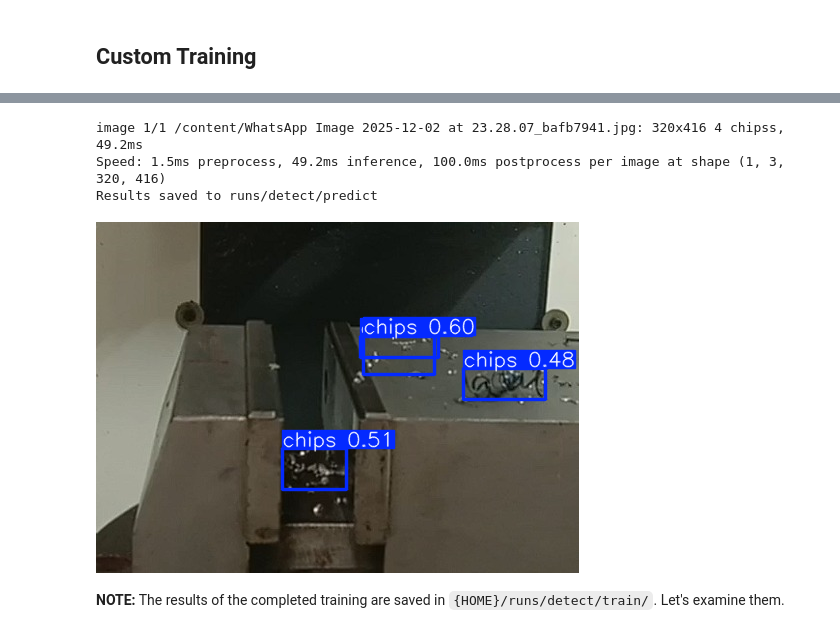
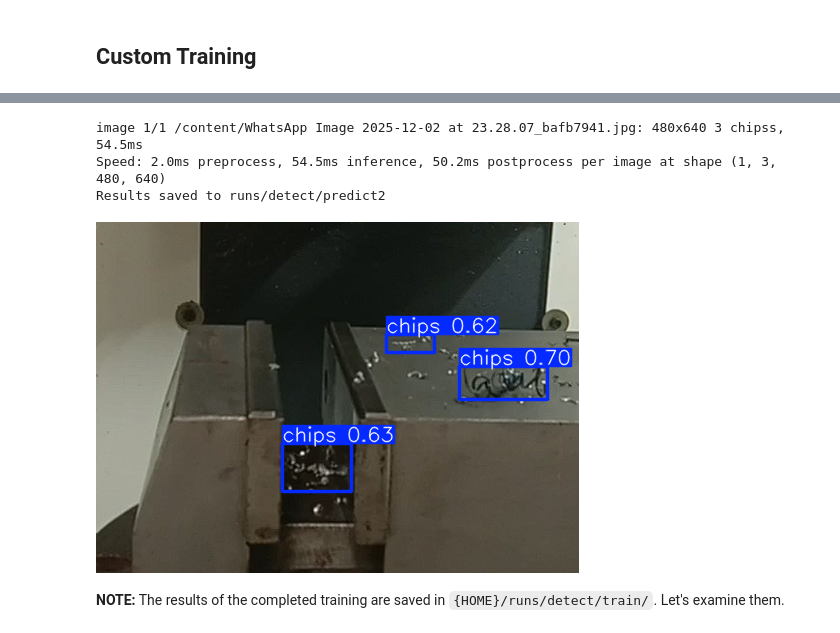
Before and after one commit to sarath82/cnc-gcode-generator, a Jupyter notebook: notebooks/train-yolo11-object-detection-on-custom-dataset.ipynb, the cells around one changed output, grey strips where cells are left out. Drawn from its saved outputs; the diff is of its cells as text; code cells hidden in the pictures.

```diff
--- a/notebooks/train-yolo11-object-detection-on-custom-dataset.ipynb
+++ b/notebooks/train-yolo11-object-detection-on-custom-dataset.ipynb
@@ -238,19 +222,19 @@ files.download("/content/train2_model.zip")
 # %%
 from ultralytics import YOLO
 
 # Load your trained model
-model = YOLO("/content/runs/detect/train2/weights/best.pt")
+model = YOLO("/content/runs/detect/train3/weights/best.pt")
 
 # Run prediction on one image
 results = model.predict("/content/WhatsApp Image 2025-12-02 at 23.28.07_bafb7941.jpg", save=True)
 
 # Show results
 results[0].show()
 # %% [output]
-image 1/1 /content/WhatsApp Image 2025-12-02 at 23.28.07_bafb7941.jpg: 320x416 4 chipss, 49.2ms
-Speed: 1.5ms preprocess, 49.2ms inference, 100.0ms postprocess per image at shape (1, 3, 320, 416)
-Results saved to runs/detect/predict
+image 1/1 /content/WhatsApp Image 2025-12-02 at 23.28.07_bafb7941.jpg: 480x640 3 chipss, 54.5ms
+Speed: 2.0ms preprocess, 54.5ms inference, 50.2ms postprocess per image at shape (1, 3, 480, 640)
+Results saved to runs/detect/predict2
-[figure, old version]
+[figure, new version]
 # %% [markdown]
 **NOTE:** The results of the completed training are saved in `{HOME}/runs/detect/train/`. Let's examine them.
 # %%
```
Also changed, not shown: parts of 14 cells of this notebook.
